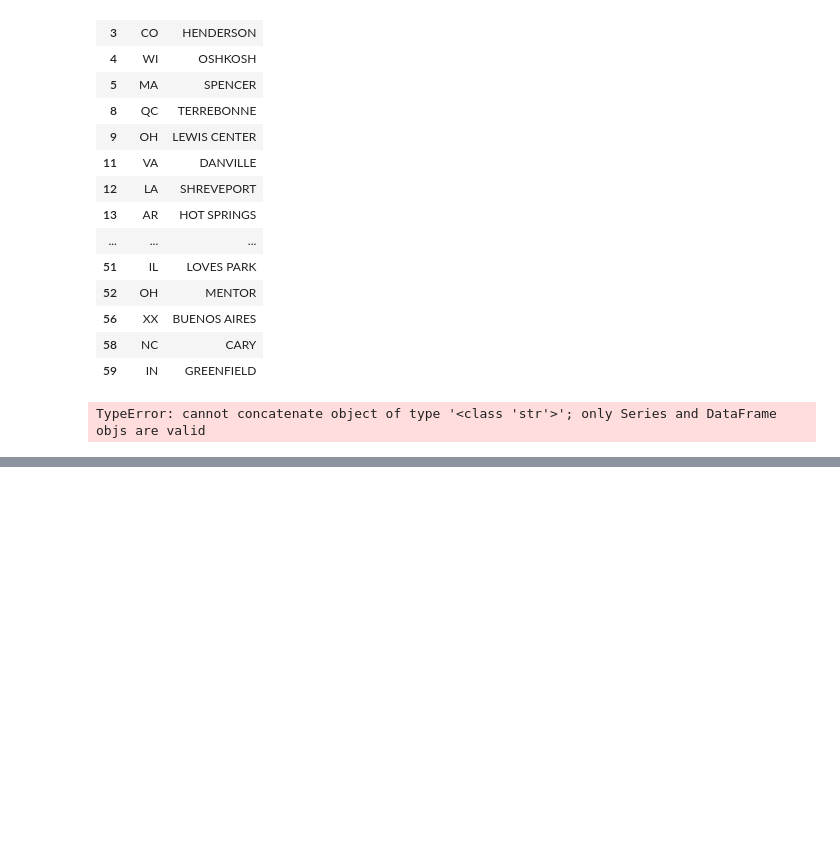
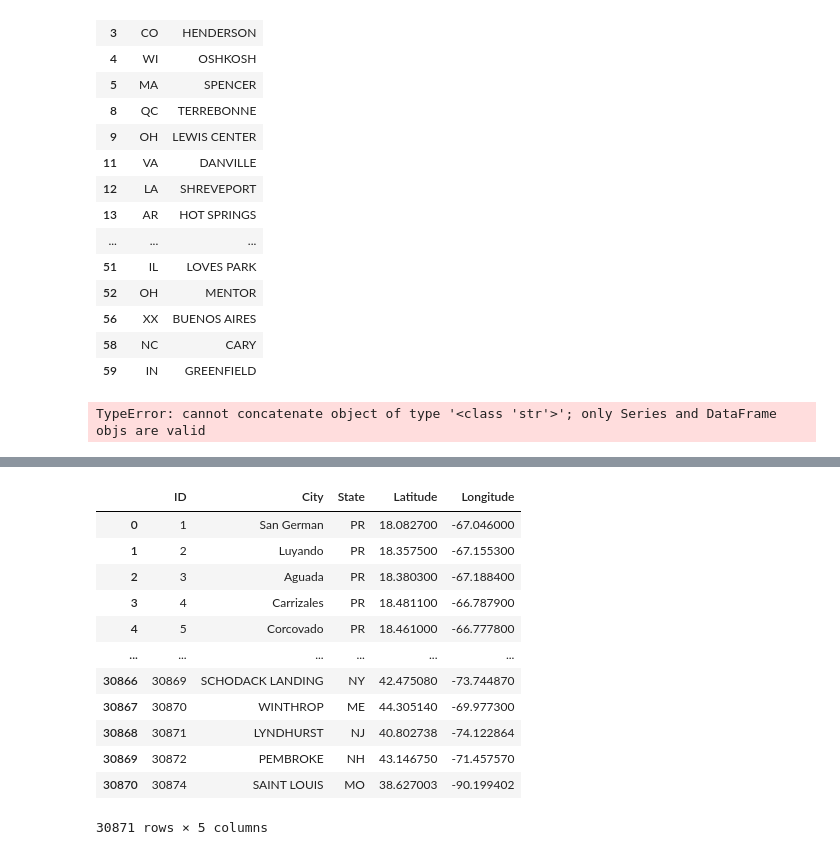
Before and after one commit to TW168/CFP_warship, a Jupyter notebook: google_maps.ipynb, the cells around one changed output, grey strips where cells are left out. Drawn from its saved outputs; the diff is of its cells as text; code cells hidden in the pictures; blank space fills up the shorter version.

```diff
--- a/google_maps.ipynb
+++ b/google_maps.ipynb
@@ -441,0 +461,23 @@ TypeError: cannot concatenate object of type '<class 'str'>'; only Series and Da
+# %%
+df = df.rename(columns={
+    'id': 'Index',
+    'city_ascii': 'City',
+    'state_id': 'State',
+    'lat': 'Latitude',
+    'lon': 'Longitude'
+})
+df
+# %% [output]
+|  | ID | City | State | Latitude | Longitude |
+| 0 | 1 | San German | PR | 18.082700 | -67.046000 |
+| 1 | 2 | Luyando | PR | 18.357500 | -67.155300 |
+| 2 | 3 | Aguada | PR | 18.380300 | -67.188400 |
+| 3 | 4 | Carrizales | PR | 18.481100 | -66.787900 |
+| 4 | 5 | Corcovado | PR | 18.461000 | -66.777800 |
+| ... | ... | ... | ... | ... | ... |
+| 30866 | 30869 | SCHODACK LANDING | NY | 42.475080 | -73.744870 |
+| 30867 | 30870 | WINTHROP | ME | 44.305140 | -69.977300 |
+| 30868 | 30871 | LYNDHURST | NJ | 40.802738 | -74.122864 |
+| 30869 | 30872 | PEMBROKE | NH | 43.146750 | -71.457570 |
+| 30870 | 30874 | SAINT LOUIS | MO | 38.627003 | -90.199402 |
+30871 rows × 5 columns
```
Also changed, not shown: parts of 3 cells of this notebook, 3 other files.
